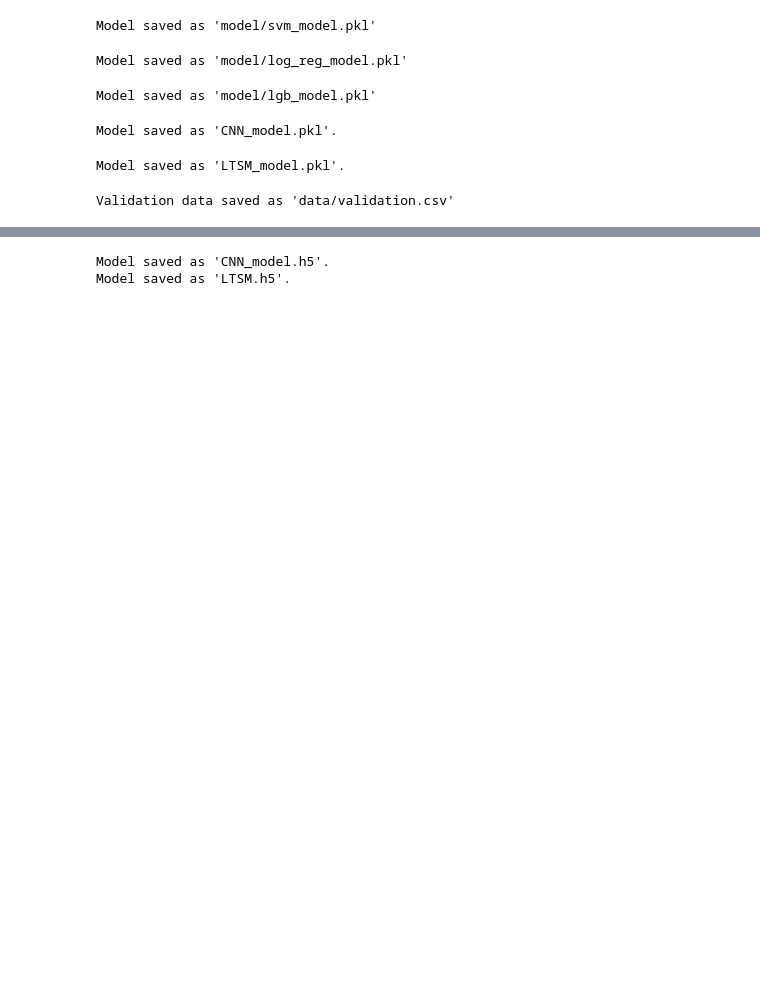
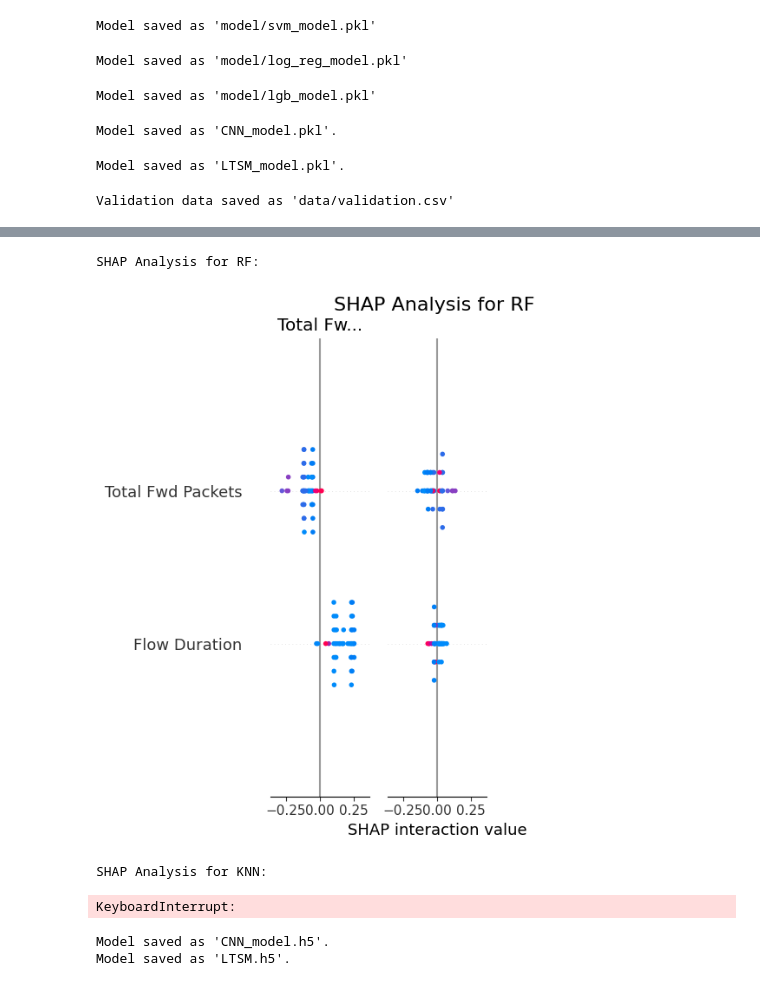
Before and after one commit to Sriphani2001/master_thesis, a Jupyter notebook: Httpflood.ipynb, the cells around one changed output, grey strips where cells are left out. Drawn from its saved outputs; the diff is of its cells as text; code cells hidden in the pictures; blank space fills up the shorter version.

```diff
--- a/Httpflood.ipynb
+++ b/Httpflood.ipynb
@@ -1045,3 +1030,83 @@ SHAP Analysis for LTSM:
+# %%
+import shap
+import pickle
+import numpy as np
+import matplotlib.pyplot as plt
+from sklearn.metrics import accuracy_score
+
+# Load and evaluate models
+model_paths = {
+    "RF": "model/rf_model.pkl",
+    "KNN": "model/KNN_model.pkl",
+    "SVM": "model/svm_model.pkl",
+    "LR": "model/log_reg_model.pkl",
+    "LGB": "model/lgb_model.pkl",
+
+    "LTSM": "model/LTSM_model.pkl"
+}
+
+accuracy_scores = {}
+
+for model_name, model_path in model_paths.items():
+    with open(model_path, 'rb') as file:
+        model = pickle.load(file)
+
+    # Predict probabilities and labels
+    if hasattr(model, "decision_function"):  # For SVM or similar models
+        y_probs = model.decision_function(X_val_scaled)
+        y_preds = model.predict(X_val_scaled)
+    elif hasattr(model, "predict_proba"):  # For models like Logistic Regression
+        y_probs = model.predict_proba(X_val_scaled)[:, 1]
+        y_preds = model.predict(X_val_scaled)
+    elif hasattr(model, "predict"):  # For Keras Sequential or similar models
+        y_probs = model.predict(X_val_scaled).ravel()  # Ensure 1D array
+        y_preds = (y_probs > 0.5).astype(int)  # Threshold for binary classification
+    else:
+        raise AttributeError(f"{model_name} does not support prediction methods.")
+
+    # Compute metrics
+    accuracy = accuracy_score(Y_val, y_preds)
+    accuracy_scores[model_name] = accuracy
+
+    # SHAP explainability
+    print(f"\nSHAP Analysis for {model_name}:")
+    explainer = None
+    if model_name in ["RF", "LGB"]:  # Tree-based models
+        explainer = shap.TreeExplainer(model)
+    elif model_name == "LR":  # Logistic Regression or similar
+        explainer = shap.LinearExplainer(model, X_val_scaled)
+    elif model_name == "CNN":  # SHAP DeepExplainer for Neural Networks
+        background = X_val_scaled[:100]  # Select a subset for background
+        explainer = shap.DeepExplainer(model, background)
+    else:  # SHAP KernelExplainer for SVM, KNN, etc.
+        subset = shap.sample(X_val_scaled, 50)  # Reduce dataset size for SHAP
+        explainer = shap.KernelExplainer(model.predict, subset)
+
+    # Compute SHAP values for the first 50 samples (optimize for speed)
+    shap_values = explainer.shap_values(X_val_scaled[:50])
+
+    # plt.figure(figsize=(, 2))
+
+    # shap.summary_plot(
+    #     shap_values, X_val_scaled[:50], plot_type="bar", feature_names=validation_data.columns[:-1], max_display=50, show=False
+    # )
+    # shap.summary_plot(shap_values, X_val_scaled[:50])
+    shap.summary_plot(shap_values, X_val_scaled[:50], feature_names=validation_data.columns[:-1], show=False)
+
+    plt.title(f"SHAP Analysis for {model_name} \n", fontsize=16)
+    plt.tight_layout()  # Adjusts layout to prevent clipping
+    plt.show()
+
+
+# Print model performance
+print("Model Performance:")
+for model_name, acc in accuracy_scores.items():
+    print(f"{model_name}: Accuracy = {acc:.2f}")
+# %% [output]
+SHAP Analysis for RF:
+[figure, added]
+SHAP Analysis for KNN:
+KeyboardInterrupt:
 # %%
 from tensorflow.keras.models import load_model
 
```
Also changed, not shown: parts of 23 cells of this notebook, 3 other files.
